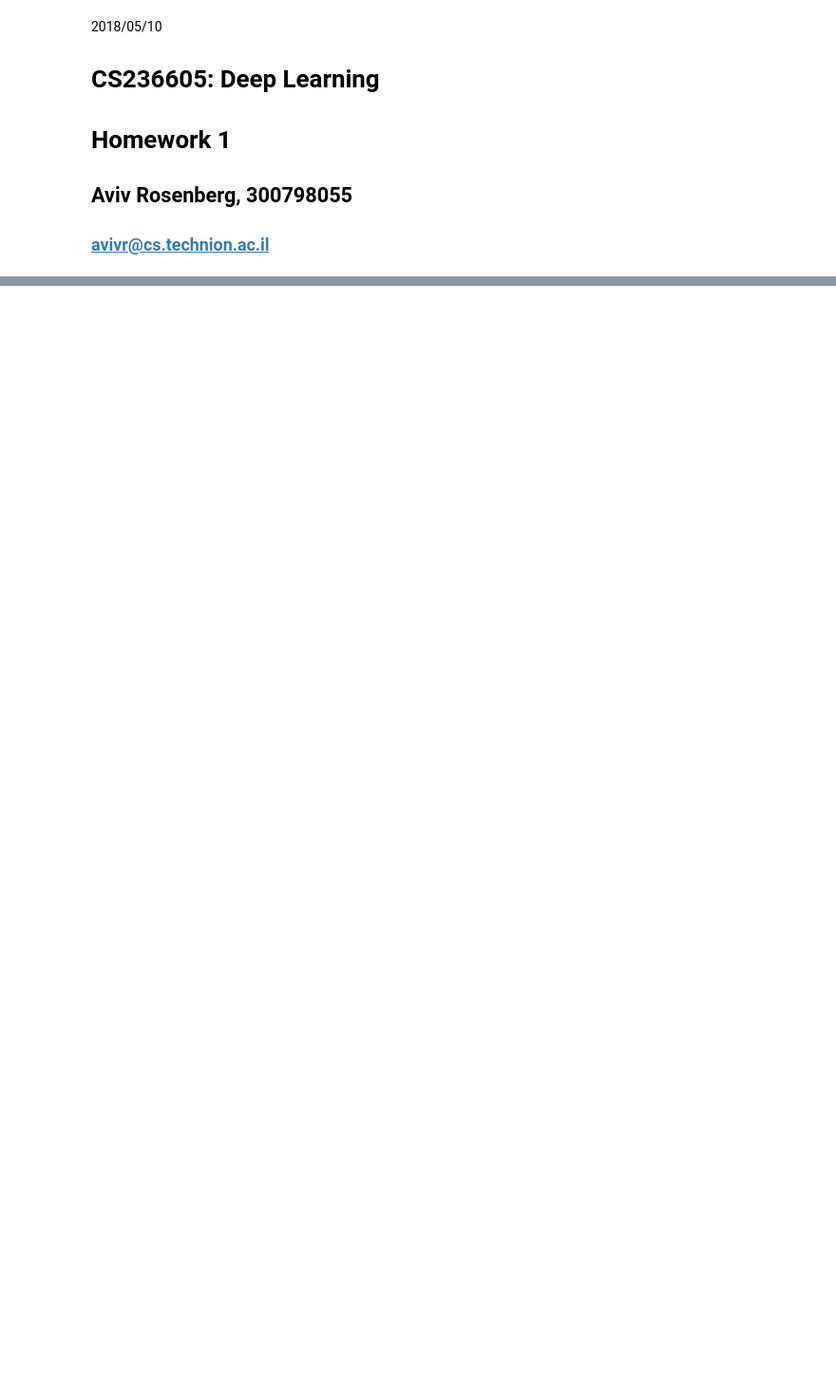
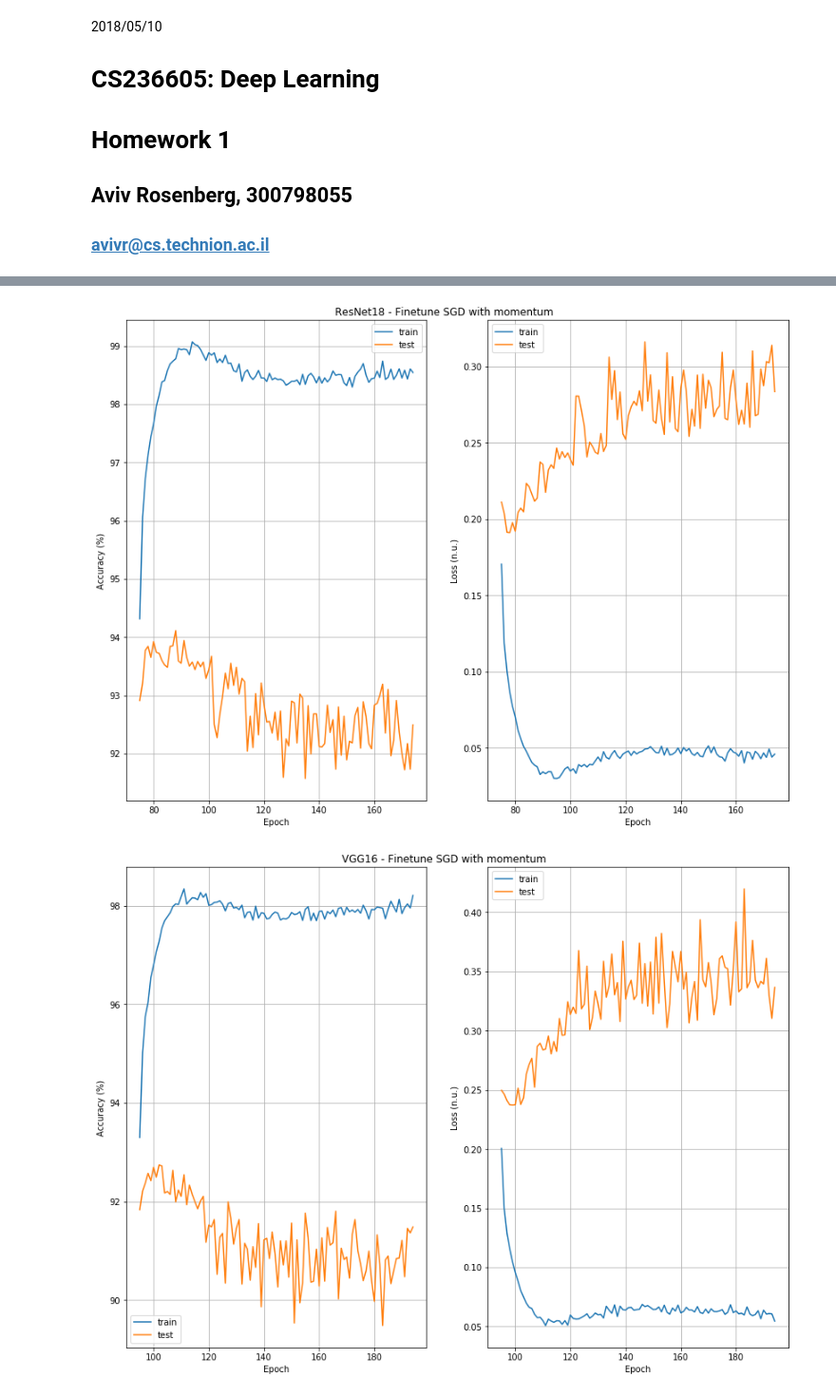
Before and after one commit to HansPinckaers/deep-learning-hw1, a Jupyter notebook: results.ipynb, the cells around one changed output, grey strips where cells are left out. Shown at 95% size. Saved outputs shown, nothing was run; the diff lists cells and outputs as text; code cells hidden in the pictures; blank space fills up the shorter version.

```diff
--- a/results.ipynb
+++ b/results.ipynb
@@ -91,11 +20,0 @@ def plot_single_case(ax, train_test, acc_loss, model_results):
-# %%
-data = load_data([
-    'results/out-adam.json',
-    'results/out-sgd-momentum.json',
-    'results/out-sgd-vanilla.json'
-])
-
-for model_name in ['ResNet18', 'VGG16']:
-    model_results = get_model_results(data, model_name)
-    fig = plot_model_results(model_results)
-    fig.savefig(f"out/{model_name}.pdf")
@@ -149,3 +56,14 @@ for model_name in ['ResNet18', 'VGG16']:
+# %%
+data_resumed = load_data([
+    'results/s2/ResNet18-resume.json',
+    'results/s2/VGG16-resume.json'
+])
+
+for model_name in ['ResNet18', 'VGG16']:
+    fig = plot_finetune_results(get_model_results(data_resumed, model_name))
+# %% [output]
+[figure, added]
+[figure, added]
 # %% [markdown]
 ### Section 3 - No Batch Normalization
 
```
Also changed, not shown: parts of 15 cells of this notebook, 11 other files.
